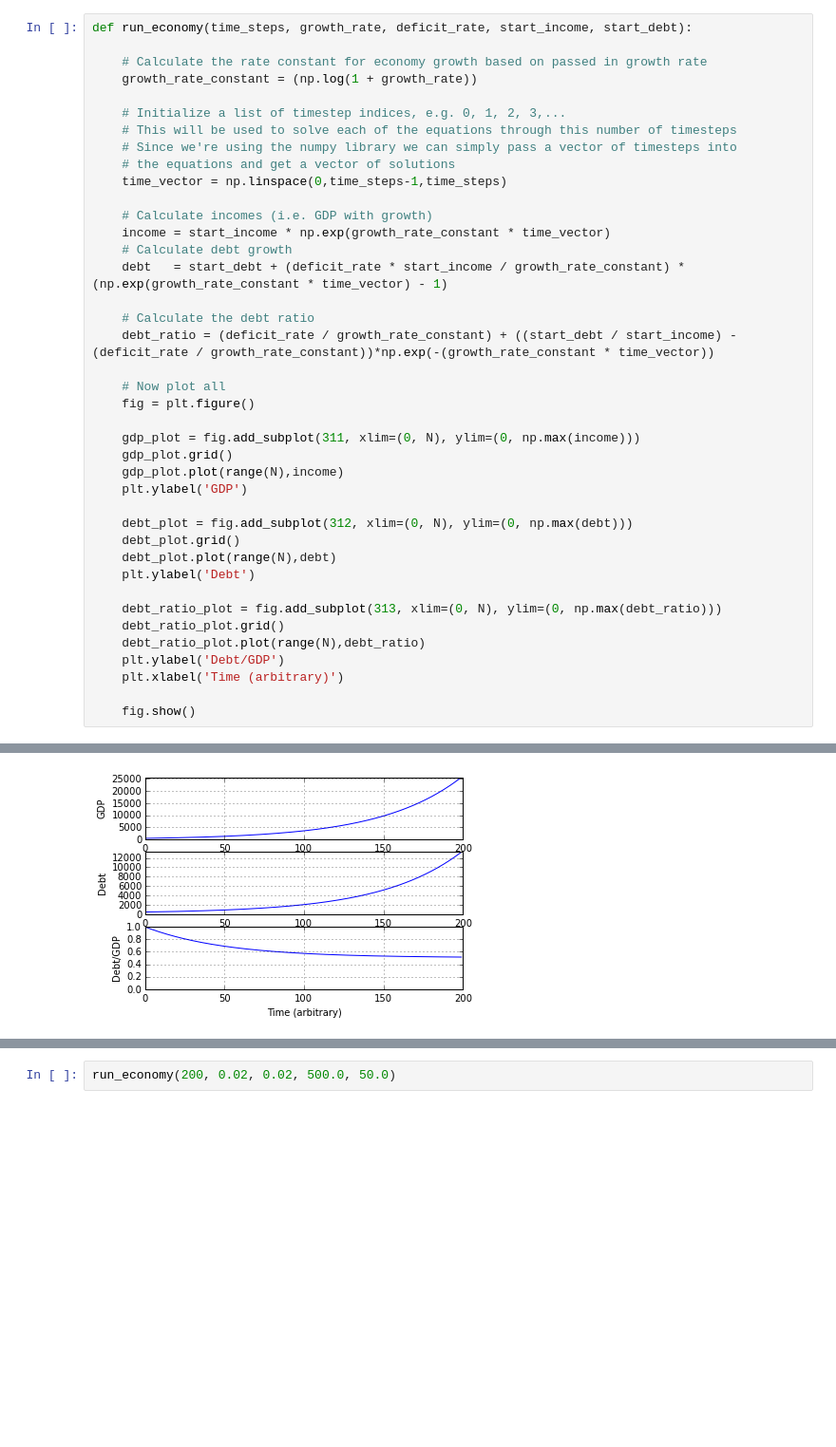
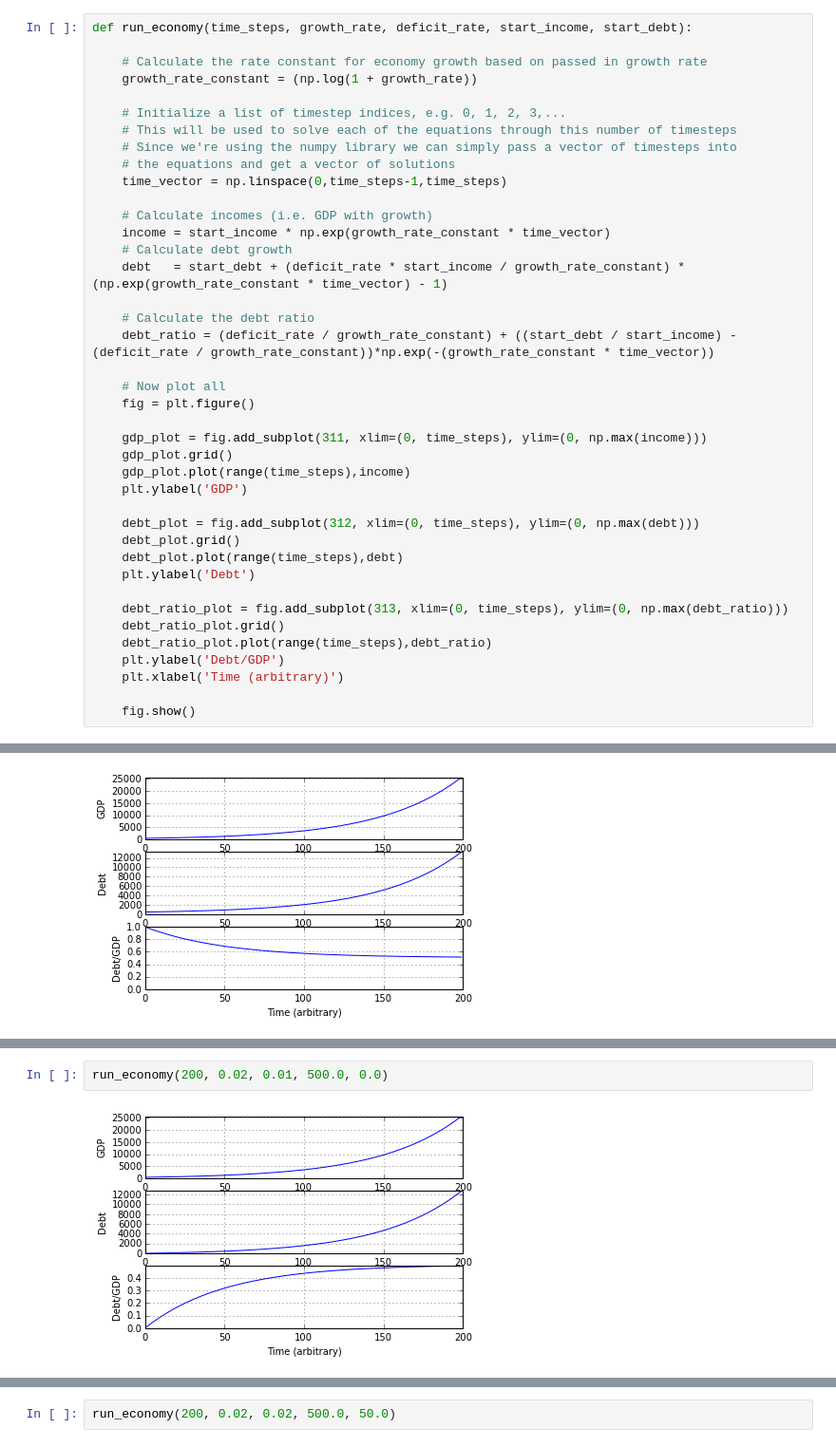
Before and after one commit to spatchcock/monetary_economics_python, a Jupyter notebook: deficit_growth_and_debt_ratio.ipynb, the cells around one changed output, grey strips where cells are left out. Shown at 95% size. Cells and saved outputs as stored; diff of their text form; blank space fills up the shorter version.

```diff
--- a/deficit_growth_and_debt_ratio.ipynb
+++ b/deficit_growth_and_debt_ratio.ipynb
@@ -112,19 +129,19 @@ def run_economy(time_steps, growth_rate, deficit_rate, start_income, start_debt)
     # Now plot all
     fig = plt.figure()
 
-    gdp_plot = fig.add_subplot(311, xlim=(0, N), ylim=(0, np.max(income)))
+    gdp_plot = fig.add_subplot(311, xlim=(0, time_steps), ylim=(0, np.max(income)))
     gdp_plot.grid()
-    gdp_plot.plot(range(N),income)
+    gdp_plot.plot(range(time_steps),income)
     plt.ylabel('GDP')
 
-    debt_plot = fig.add_subplot(312, xlim=(0, N), ylim=(0, np.max(debt)))
+    debt_plot = fig.add_subplot(312, xlim=(0, time_steps), ylim=(0, np.max(debt)))
     debt_plot.grid()
-    debt_plot.plot(range(N),debt)
+    debt_plot.plot(range(time_steps),debt)
     plt.ylabel('Debt')
 
-    debt_ratio_plot = fig.add_subplot(313, xlim=(0, N), ylim=(0, np.max(debt_ratio)))
+    debt_ratio_plot = fig.add_subplot(313, xlim=(0, time_steps), ylim=(0, np.max(debt_ratio)))
     debt_ratio_plot.grid()
-    debt_ratio_plot.plot(range(N),debt_ratio)
+    debt_ratio_plot.plot(range(time_steps),debt_ratio)
     plt.ylabel('Debt/GDP')
     plt.xlabel('Time (arbitrary)')
 
@@ -141,0 +159,4 @@ Let's try another.
+# %%
+run_economy(200, 0.02, 0.01, 500.0, 0.0)
+# %% [output]
+[figure, added]
```
Also changed, not shown: parts of 6 cells of this notebook.
